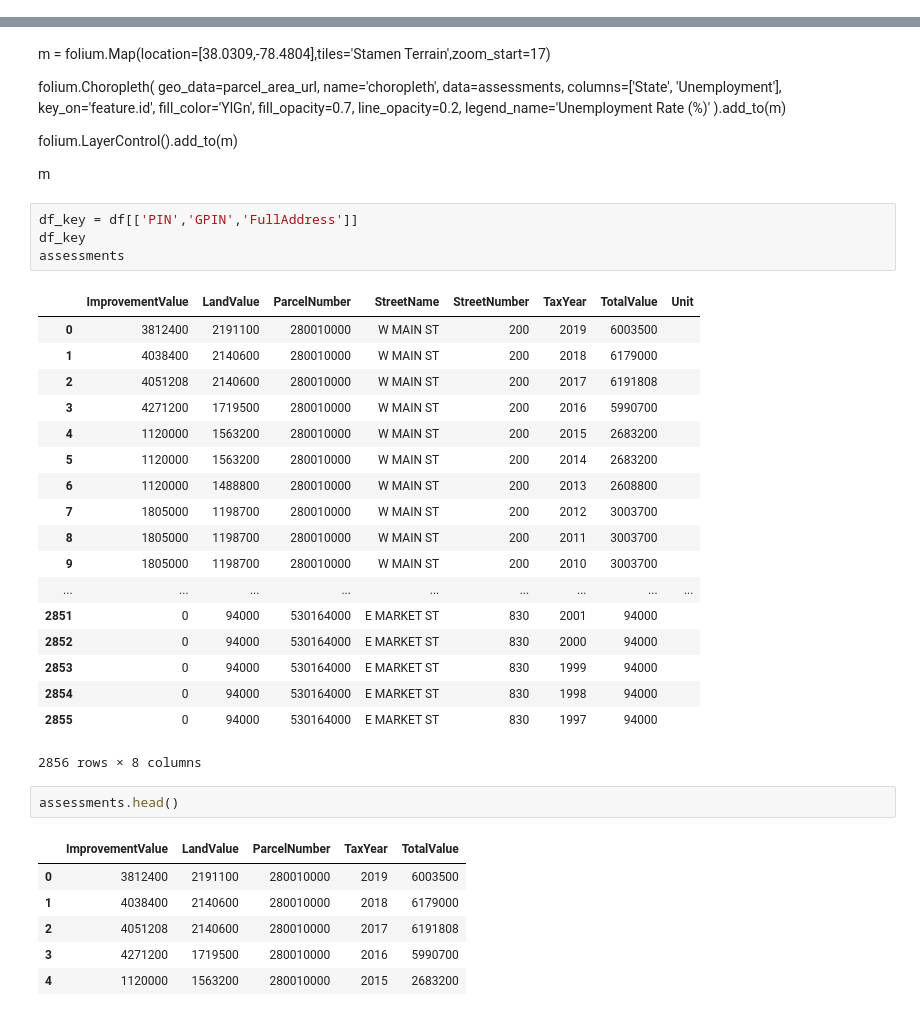
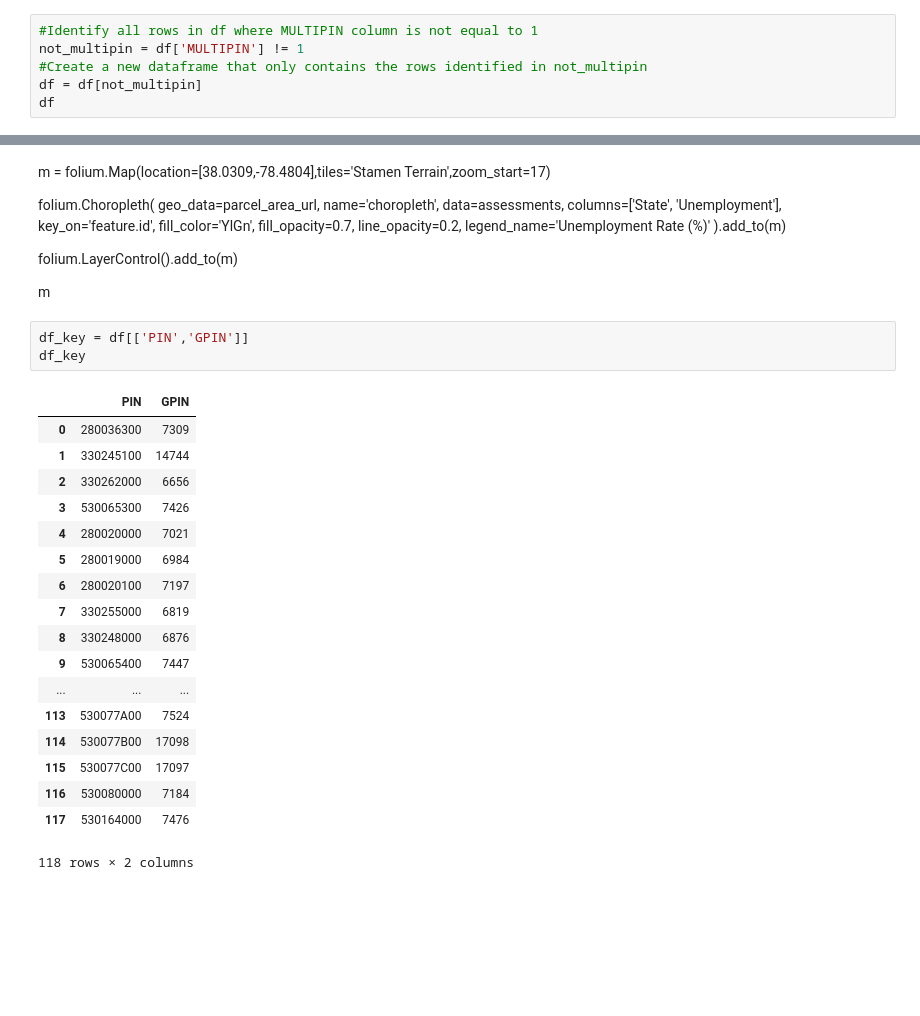
Before and after one commit to strmwtr/downtown_assessments, a Jupyter notebook: Downtown Assessments.ipynb, the cells around one changed output, grey strips where cells are left out. Saved outputs shown, nothing was run; the diff lists cells and outputs as text; blank space fills up the shorter version.

Commit message:
Excluded all multi-pin parcels from analysis

```diff
--- a/Downtown Assessments.ipynb
+++ b/Downtown Assessments.ipynb
@@ -58,0 +61,6 @@ df = pd.read_excel(f)
+# %%
+#Identify all rows in df where MULTIPIN column is not equal to 1
+not_multipin = df['MULTIPIN'] != 1
+#Create a new dataframe that only contains the rows identified in not_multipin
+df = df[not_multipin]
+df
@@ -324,34 +300,24 @@ folium.LayerControl().add_to(m)
 
 m
 # %%
-df_key = df[['PIN','GPIN','FullAddress']]
+df_key = df[['PIN','GPIN']]
 df_key
-assessments
 # %% [output]
-|  | ImprovementValue | LandValue | ParcelNumber | StreetName | StreetNumber | TaxYear | TotalValue | Unit |
-| 0 | 3812400 | 2191100 | 280010000 | W MAIN ST | 200 | 2019 | 6003500 |  |
-| 1 | 4038400 | 2140600 | 280010000 | W MAIN ST | 200 | 2018 | 6179000 |  |
-| 2 | 4051208 | 2140600 | 280010000 | W MAIN ST | 200 | 2017 | 6191808 |  |
-| 3 | 4271200 | 1719500 | 280010000 | W MAIN ST | 200 | 2016 | 5990700 |  |
-| 4 | 1120000 | 1563200 | 280010000 | W MAIN ST | 200 | 2015 | 2683200 |  |
-| 5 | 1120000 | 1563200 | 280010000 | W MAIN ST | 200 | 2014 | 2683200 |  |
-| 6 | 1120000 | 1488800 | 280010000 | W MAIN ST | 200 | 2013 | 2608800 |  |
-| 7 | 1805000 | 1198700 | 280010000 | W MAIN ST | 200 | 2012 | 3003700 |  |
-| 8 | 1805000 | 1198700 | 280010000 | W MAIN ST | 200 | 2011 | 3003700 |  |
-| 9 | 1805000 | 1198700 | 280010000 | W MAIN ST | 200 | 2010 | 3003700 |  |
-| ... | ... | ... | ... | ... | ... | ... | ... | ... |
-| 2851 | 0 | 94000 | 530164000 | E MARKET ST | 830 | 2001 | 94000 |  |
-| 2852 | 0 | 94000 | 530164000 | E MARKET ST | 830 | 2000 | 94000 |  |
-| 2853 | 0 | 94000 | 530164000 | E MARKET ST | 830 | 1999 | 94000 |  |
-| 2854 | 0 | 94000 | 530164000 | E MARKET ST | 830 | 1998 | 94000 |  |
-| 2855 | 0 | 94000 | 530164000 | E MARKET ST | 830 | 1997 | 94000 |  |
+|  | PIN | GPIN |
+| 0 | 280036300 | 7309 |
+| 1 | 330245100 | 14744 |
+| 2 | 330262000 | 6656 |
+| 3 | 530065300 | 7426 |
+| 4 | 280020000 | 7021 |
+| 5 | 280019000 | 6984 |
+| 6 | 280020100 | 7197 |
+| 7 | 330255000 | 6819 |
+| 8 | 330248000 | 6876 |
+| 9 | 530065400 | 7447 |
+| ... | ... | ... |
+| 113 | 530077A00 | 7524 |
+| 114 | 530077B00 | 17098 |
+| 115 | 530077C00 | 17097 |
+| 116 | 530080000 | 7184 |
+| 117 | 530164000 | 7476 |
-2856 rows × 8 columns
+118 rows × 2 columns
-# %%
-assessments.head()
-# %% [output]
-|  | ImprovementValue | LandValue | ParcelNumber | TaxYear | TotalValue |
-| 0 | 3812400 | 2191100 | 280010000 | 2019 | 6003500 |
-| 1 | 4038400 | 2140600 | 280010000 | 2018 | 6179000 |
-| 2 | 4051208 | 2140600 | 280010000 | 2017 | 6191808 |
-| 3 | 4271200 | 1719500 | 280010000 | 2016 | 5990700 |
-| 4 | 1120000 | 1563200 | 280010000 | 2015 | 2683200 |
```
Also changed, not shown: parts of 16 cells of this notebook.
